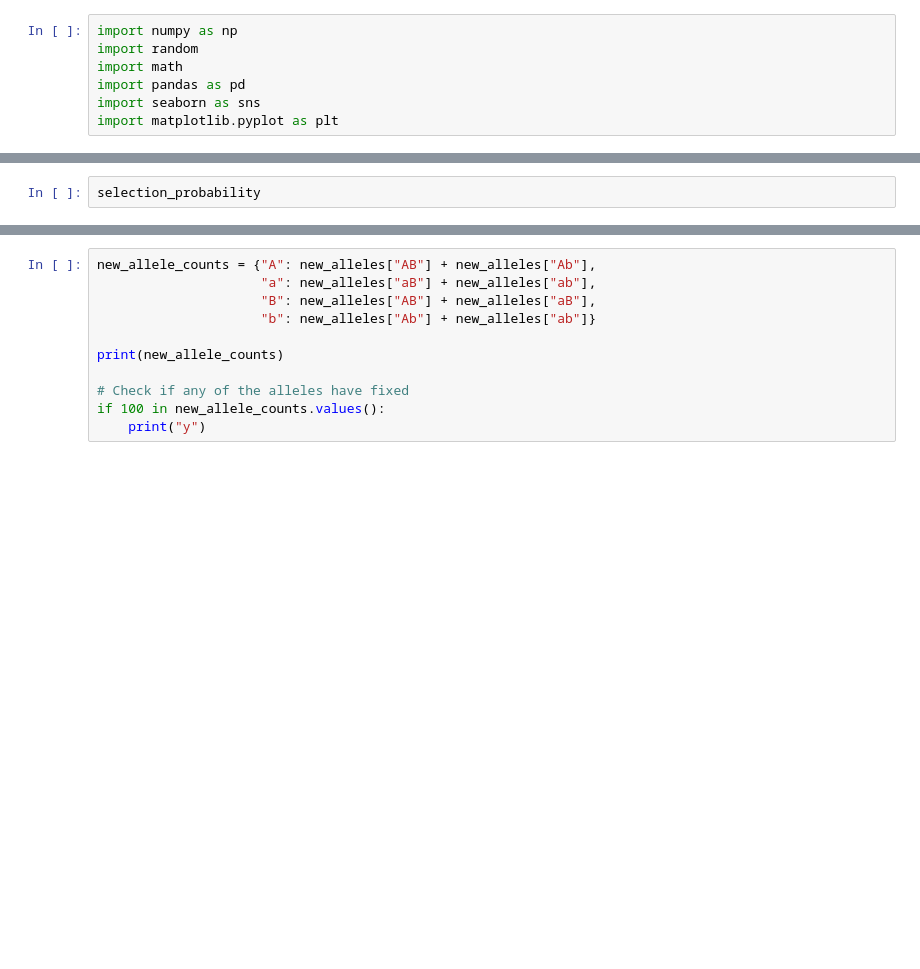
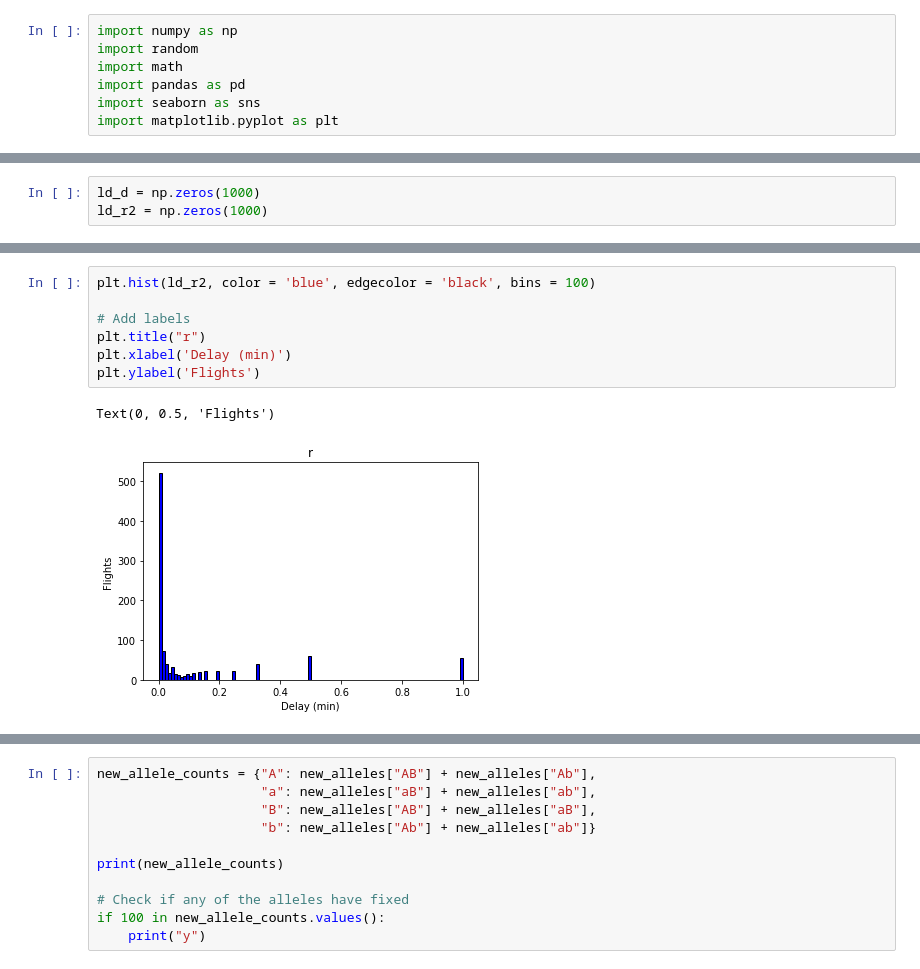
Before and after one commit to TomMakesThings/Wright-Fisher-Simulator, a Jupyter notebook: WrightFisher.ipynb, the cells around one changed output, grey strips where cells are left out. Cells and saved outputs as stored; diff of their text form; blank space fills up the shorter version.

```diff
--- a/WrightFisher.ipynb
+++ b/WrightFisher.ipynb
@@ -340,2 +359,5 @@ Average loss time of 8.737
+# %%
+ld_d = np.zeros(1000)
+ld_r2 = np.zeros(1000)
 # %%
 wf_simulator2 = WrightFisher(N = 100, s = 0)
@@ -347,2 +398,10 @@ print(allele_counts)
-# %%
-selection_probability
+# %%
+plt.hist(ld_r2, color = 'blue', edgecolor = 'black', bins = 100)
+
+# Add labels
+plt.title("r")
+plt.xlabel('Delay (min)')
+plt.ylabel('Flights')
+# %% [output]
+Text(0, 0.5, 'Flights')
+[figure, added]
```
Also changed, not shown: parts of 8 cells of this notebook, 4 other files.
